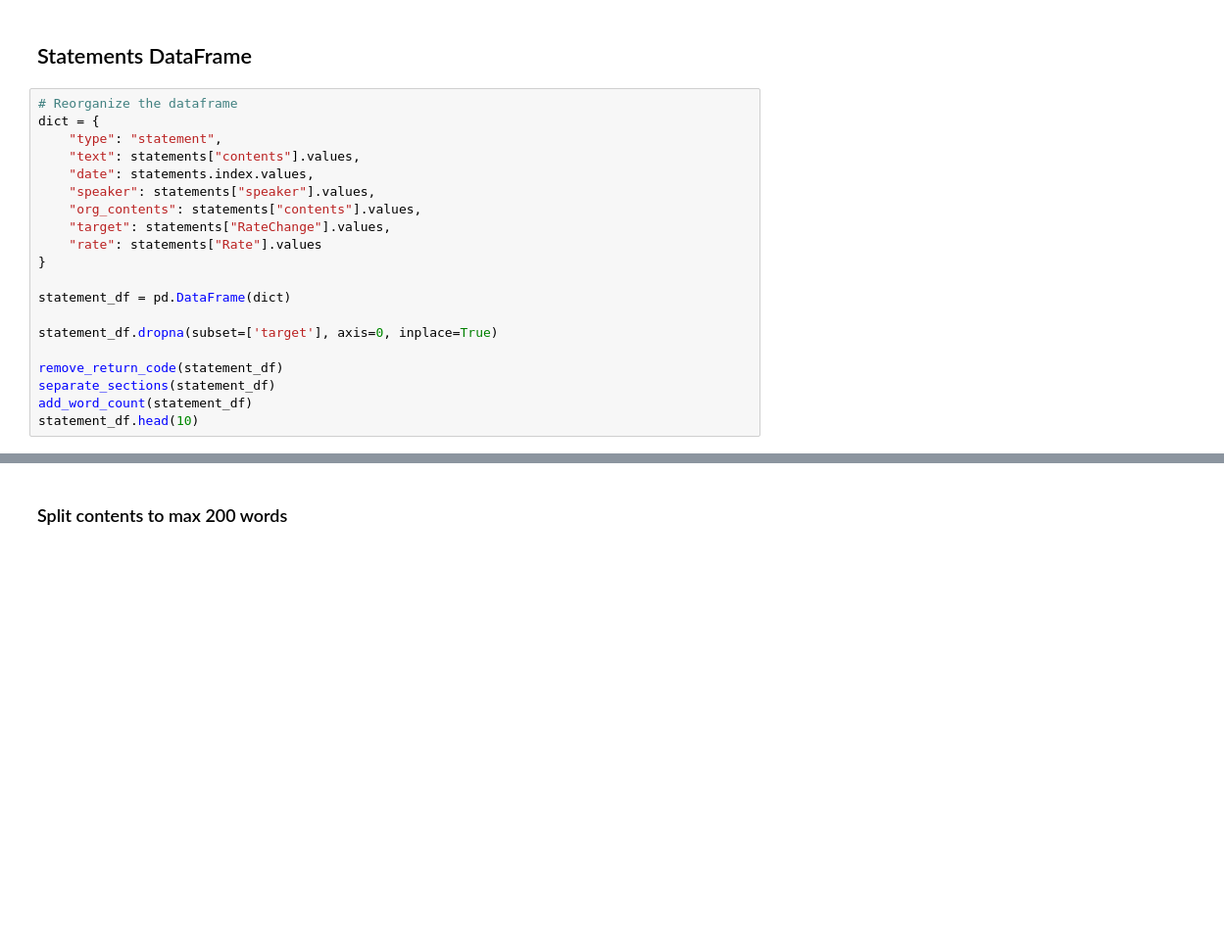
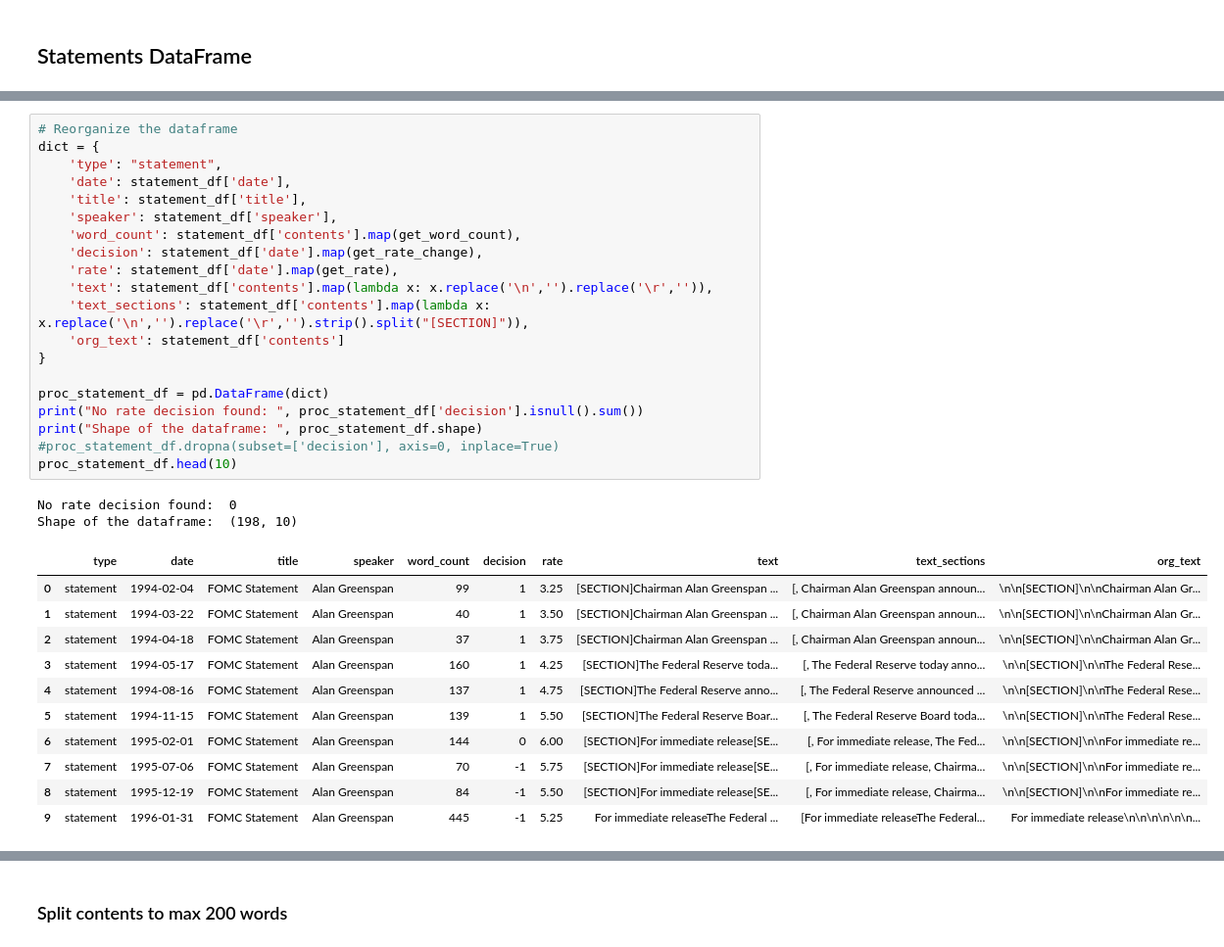
Before and after one commit to yukit-k/centralbank_analysis, a Jupyter notebook: src/FOMC_Analysis_Preprocess.ipynb, the cells around one changed output, grey strips where cells are left out. Shown at 98% size. Saved outputs shown, nothing was run; the diff lists cells and outputs as text; blank space fills up the shorter version.

```diff
--- a/src/FOMC_Analysis_Preprocess.ipynb
+++ b/src/FOMC_Analysis_Preprocess.ipynb
@@ -1140,22 +1191,2 @@ Monetary Policy Principles and Practice
 # %% [markdown]
 ## Statements DataFrame
-# %%
-# Reorganize the dataframe
-dict = {
-    "type": "statement",
-    "text": statements["contents"].values,
-    "date": statements.index.values,
-    "speaker": statements["speaker"].values,
-    "org_contents": statements["contents"].values,
-    "target": statements["RateChange"].values,
-    "rate": statements["Rate"].values
-}
-
-statement_df = pd.DataFrame(dict)
-
-statement_df.dropna(subset=['target'], axis=0, inplace=True)
-
-remove_return_code(statement_df)
-separate_sections(statement_df)
-add_word_count(statement_df)
-statement_df.head(10)
@@ -1174,2 +1202,36 @@ statement_df.head(10)
+# %%
+# Reorganize the dataframe
+dict = {
+    'type': "statement",
+    'date': statement_df['date'],
+    'title': statement_df['title'],
+    'speaker': statement_df['speaker'],
+    'word_count': statement_df['contents'].map(get_word_count),
+    'decision': statement_df['date'].map(get_rate_change),
+    'rate': statement_df['date'].map(get_rate),
+    'text': statement_df['contents'].map(lambda x: x.replace('\n','').replace('\r','')),
+    'text_sections': statement_df['contents'].map(lambda x: x.replace('\n','').replace('\r','').strip().split("[SECTION]")),
+    'org_text': statement_df['contents']
+}
+
+proc_statement_df = pd.DataFrame(dict)
+print("No rate decision found: ", proc_statement_df['decision'].isnull().sum())
+print("Shape of the dataframe: ", proc_statement_df.shape)
+#proc_statement_df.dropna(subset=['decision'], axis=0, inplace=True)
+proc_statement_df.head(10)
+# %% [output]
+No rate decision found:  0
+Shape of the dataframe:  (198, 10)
+|  | type | date | title | speaker | word_count | decision | rate | text | text_sections | org_text |
+| 0 | statement | 1994-02-04 | FOMC Statement | Alan Greenspan | 99 | 1 | 3.25 | [SECTION]Chairman Alan Greenspan ... | [, Chairman Alan Greenspan announ... | \n\n[SECTION]\n\nChairman Alan Gr... |
+| 1 | statement | 1994-03-22 | FOMC Statement | Alan Greenspan | 40 | 1 | 3.50 | [SECTION]Chairman Alan Greenspan ... | [, Chairman Alan Greenspan announ... | \n\n[SECTION]\n\nChairman Alan Gr... |
+| 2 | statement | 1994-04-18 | FOMC Statement | Alan Greenspan | 37 | 1 | 3.75 | [SECTION]Chairman Alan Greenspan ... | [, Chairman Alan Greenspan announ... | \n\n[SECTION]\n\nChairman Alan Gr... |
+| 3 | statement | 1994-05-17 | FOMC Statement | Alan Greenspan | 160 | 1 | 4.25 | [SECTION]The Federal Reserve toda... | [, The Federal Reserve today anno... | \n\n[SECTION]\n\nThe Federal Rese... |
+| 4 | statement | 1994-08-16 | FOMC Statement | Alan Greenspan | 137 | 1 | 4.75 | [SECTION]The Federal Reserve anno... | [, The Federal Reserve announced ... | \n\n[SECTION]\n\nThe Federal Rese... |
+| 5 | statement | 1994-11-15 | FOMC Statement | Alan Greenspan | 139 | 1 | 5.50 | [SECTION]The Federal Reserve Boar... | [, The Federal Reserve Board toda... | \n\n[SECTION]\n\nThe Federal Rese... |
+| 6 | statement | 1995-02-01 | FOMC Statement | Alan Greenspan | 144 | 0 | 6.00 | [SECTION]For immediate release[SE... | [, For immediate release, The Fed... | \n\n[SECTION]\n\nFor immediate re... |
+| 7 | statement | 1995-07-06 | FOMC Statement | Alan Greenspan | 70 | -1 | 5.75 | [SECTION]For immediate release[SE... | [, For immediate release, Chairma... | \n\n[SECTION]\n\nFor immediate re... |
+| 8 | statement | 1995-12-19 | FOMC Statement | Alan Greenspan | 84 | -1 | 5.50 | [SECTION]For immediate release[SE... | [, For immediate release, Chairma... | \n\n[SECTION]\n\nFor immediate re... |
+| 9 | statement | 1996-01-31 | FOMC Statement | Alan Greenspan | 445 | -1 | 5.25 | For immediate releaseThe Federal ... | [For immediate releaseThe Federal... | For immediate release\n\n\n\n\n\n... |
 # %%
 plt.figure(figsize=(10,5))
```
Also changed, not shown: parts of 26 cells of this notebook.
